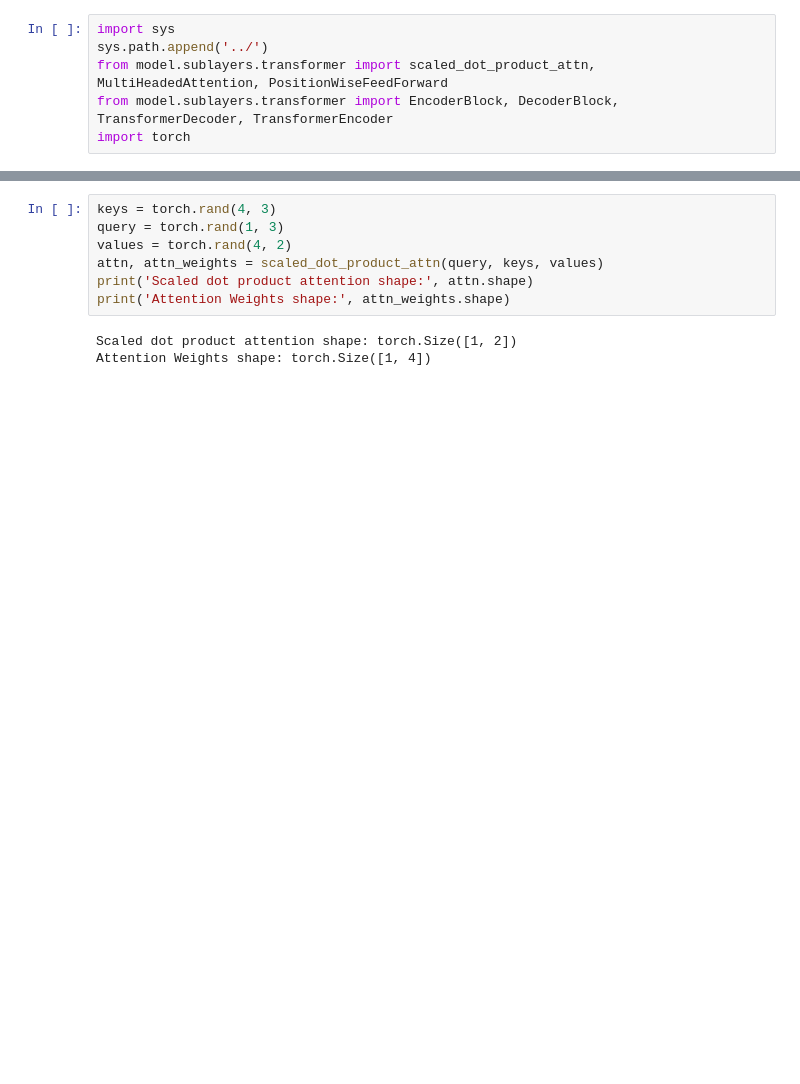
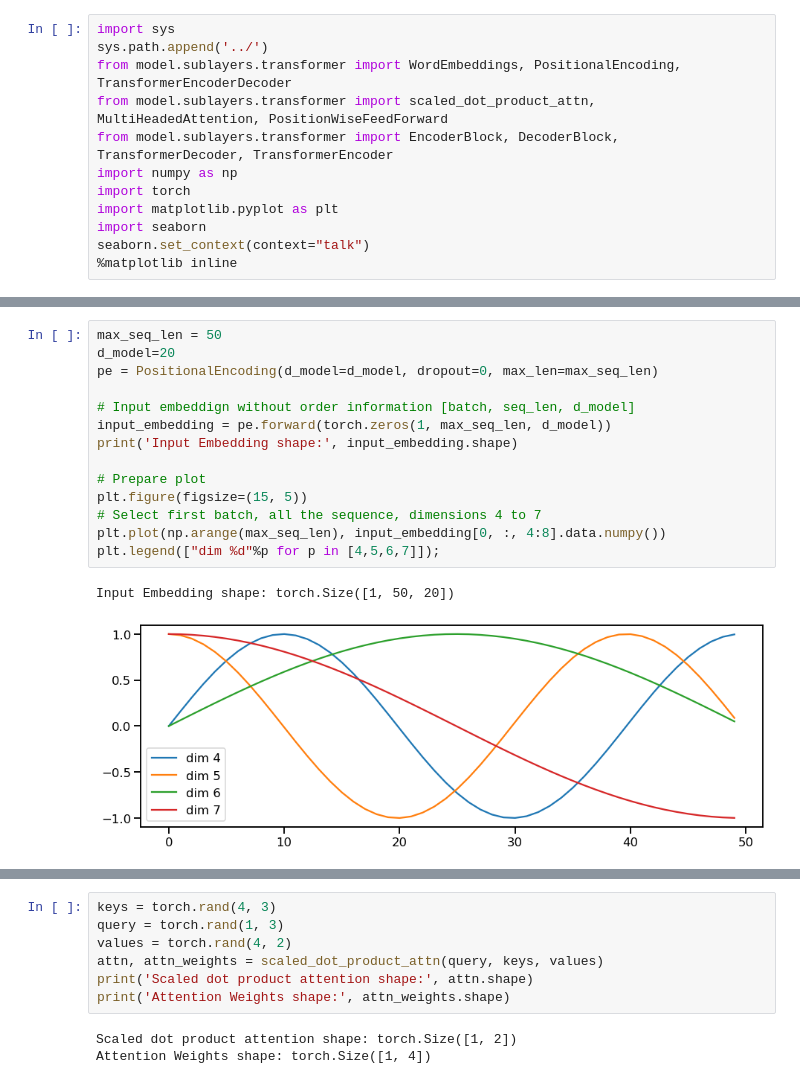
Before and after one commit to leonardoaraujosantos/transformers_learning, a Jupyter notebook: notebooks/transformer.ipynb, the cells around one changed output, grey strips where cells are left out. Saved outputs shown, nothing was run; the diff lists cells and outputs as text; blank space fills up the shorter version.

Commit message:
Working on complete model

```diff
--- a/notebooks/transformer.ipynb
+++ b/notebooks/transformer.ipynb
@@ -17,6 +18,12 @@ Investigate and play with our transformer implementation.
 # %%
 import sys
 sys.path.append('../')
+from model.sublayers.transformer import WordEmbeddings, PositionalEncoding, TransformerEncoderDecoder
 from model.sublayers.transformer import scaled_dot_product_attn, MultiHeadedAttention, PositionWiseFeedForward
 from model.sublayers.transformer import EncoderBlock, DecoderBlock, TransformerDecoder, TransformerEncoder
+import numpy as np
 import torch
+import matplotlib.pyplot as plt
+import seaborn
+seaborn.set_context(context="talk")
+%matplotlib inline
@@ -23,3 +61,20 @@ import torch
+# %%
+max_seq_len = 50
+d_model=20
+pe = PositionalEncoding(d_model=d_model, dropout=0, max_len=max_seq_len)
+
+# Input embeddign without order information [batch, seq_len, d_model]
+input_embedding = pe.forward(torch.zeros(1, max_seq_len, d_model))
+print('Input Embedding shape:', input_embedding.shape)
+
+# Prepare plot
+plt.figure(figsize=(15, 5))
+# Select first batch, all the sequence, dimensions 4 to 7
+plt.plot(np.arange(max_seq_len), input_embedding[0, :, 4:8].data.numpy())
+plt.legend(["dim %d"%p for p in [4,5,6,7]]);
+# %% [output]
+Input Embedding shape: torch.Size([1, 50, 20])
+[figure, added]
 # %% [markdown]
 ### Scaled-Dot-Product
 <img src="./imgs/Scaled_Dot-Product_Attention.png" width="320" height="240" align="right">
```
Also changed, not shown: parts of 9 cells of this notebook, 4 other files.
